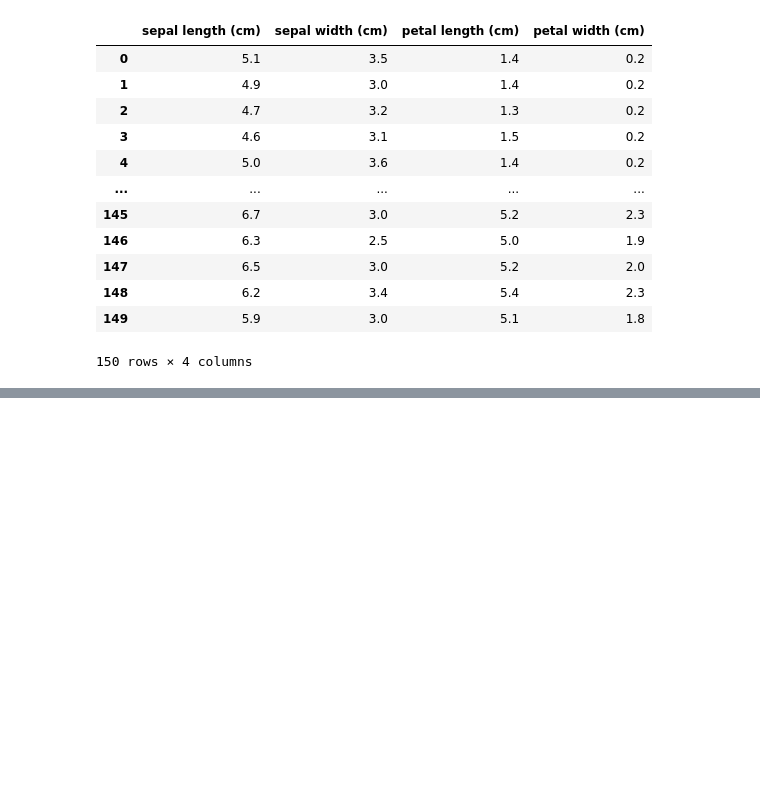
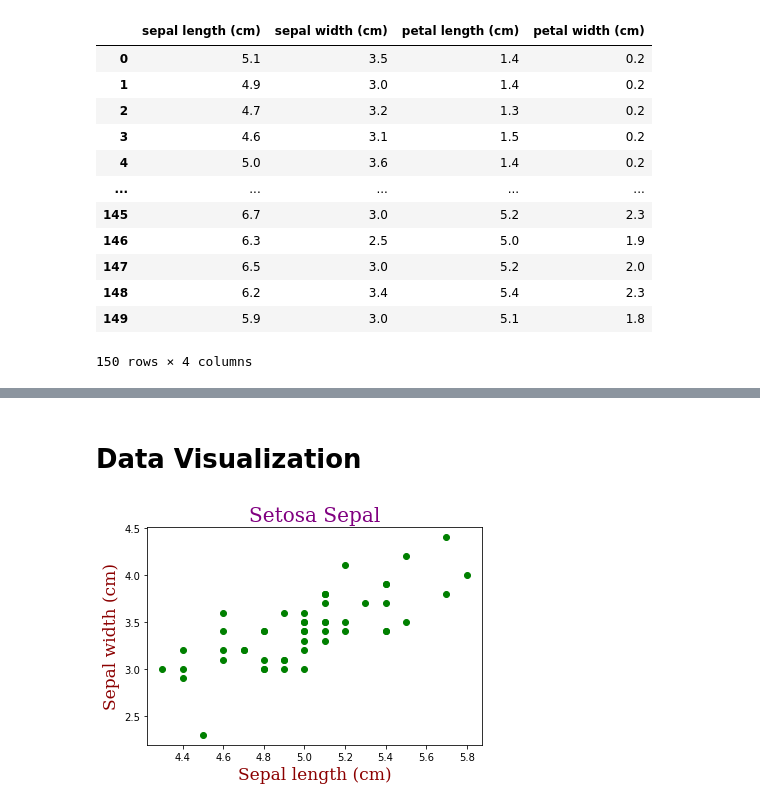
Before and after one commit to furqankhalil/SZIC-AI, a Jupyter notebook: Jupyter Notebook/Naive Bayes.ipynb, the cells around one changed output, grey strips where cells are left out. Saved outputs shown, nothing was run; the diff lists cells and outputs as text; code cells hidden in the pictures; blank space fills up the shorter version.

```diff
--- a/Jupyter Notebook/Naive Bayes.ipynb
+++ b/Jupyter Notebook/Naive Bayes.ipynb
@@ -94,0 +79,3 @@ data
+# %%
+setosa = data.iloc[0:50,:]
+setosa
@@ -94,0 +100,14 @@ data
+# %% [markdown]
+# Data Visualization
+# %%
+plt.scatter(setosa['sepal length (cm)'],setosa['sepal width (cm)'],color='green')
+
+font1 = {'family':'serif','color':'purple','size':20}
+font2 = {'family':'serif','color':'darkred','size':17}
+
+plt.title('Setosa Sepal',font1)
+plt.xlabel('Sepal length (cm)',font2)
+plt.ylabel('Sepal width (cm)',font2)
+plt.show()
+# %% [output]
+[figure, added]
```
Also changed, not shown: parts of 51 cells of this notebook.
